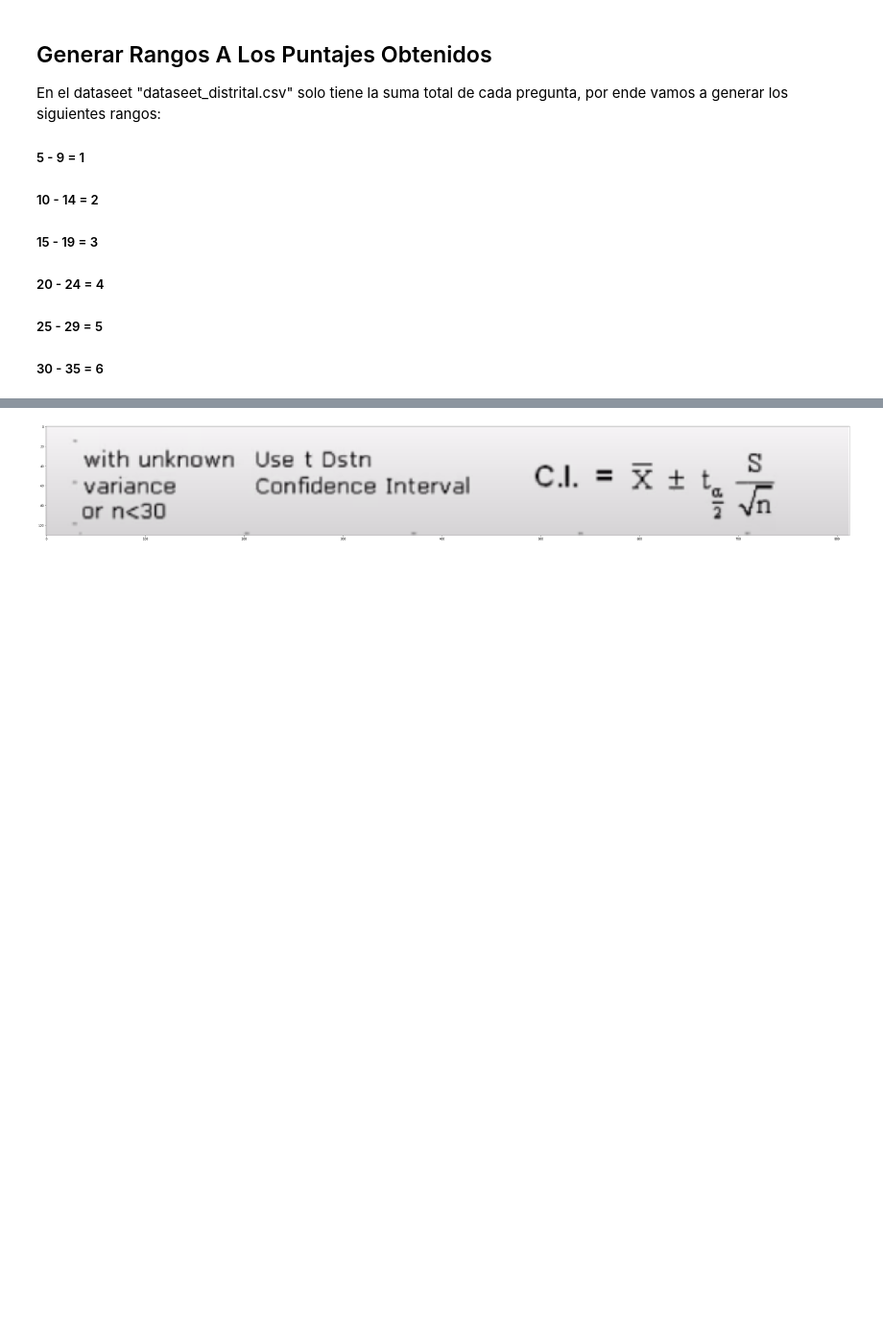
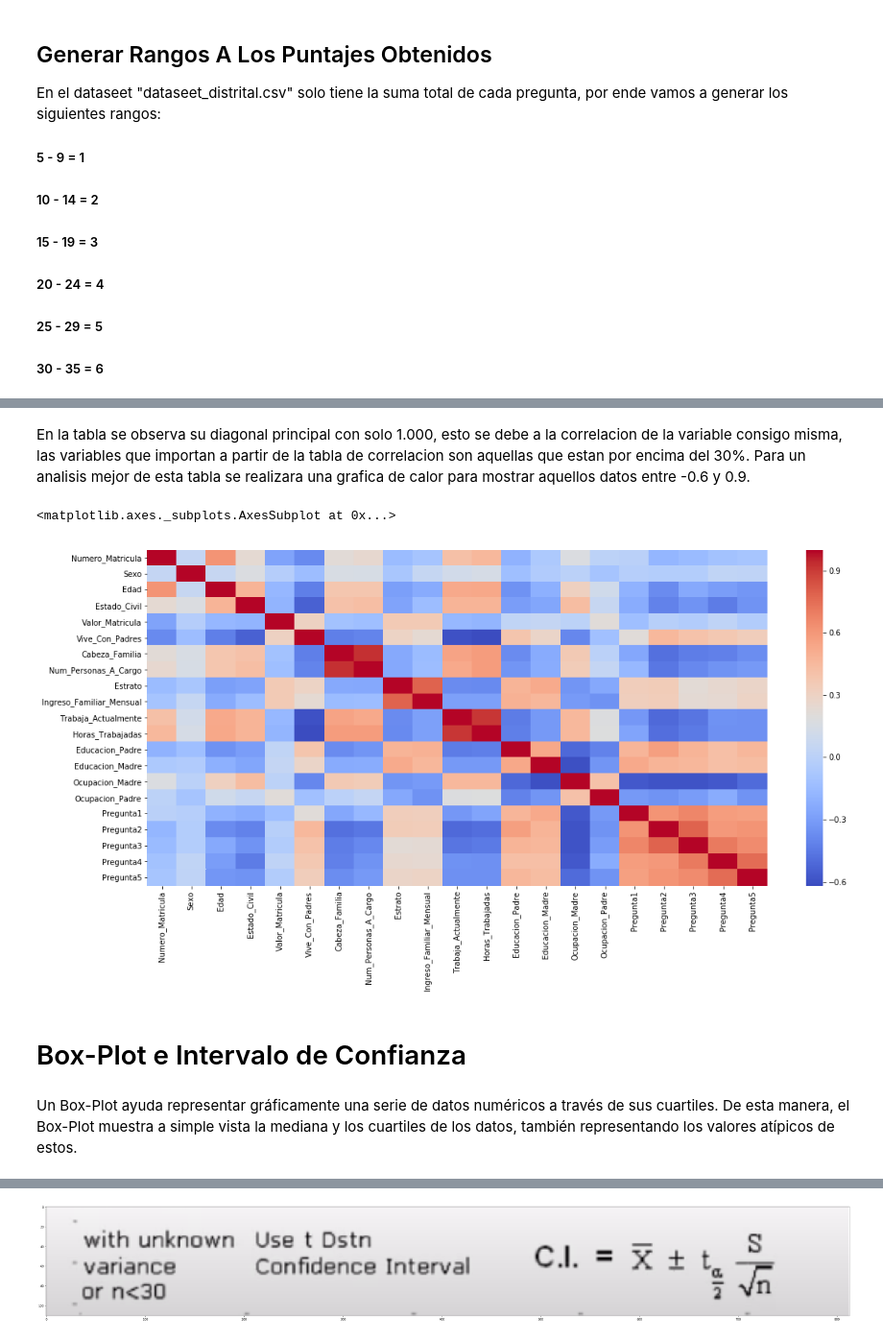
Before and after one commit to Cristian-Blanco/investigacion-operaciones, a Jupyter notebook: ModeloPredictivo/Analisis Exploratorio.ipynb, the cells around one changed output, grey strips where cells are left out. Shown: that part at 96% size. Cells and saved outputs as stored; diff of their text form; code cells hidden in the pictures; blank space fills up the shorter version.

```diff
--- a/ModeloPredictivo/Analisis Exploratorio.ipynb
+++ b/ModeloPredictivo/Analisis Exploratorio.ipynb
@@ -79,0 +84,4 @@ data.head()
+# %%
+#El programa academico por su gran variedad en los 933 datos, no se puede categorizar y tomar en cuenta para este analisis
+dataTrue = data.drop(['Programa_Academico', 'Suma_Total', 'Rango_SWLS'], axis='columns') #Borramos las columnas que no utilizaremos para el analisis exploratorio
+data_norm = (dataTrue-dataTrue.min())/(dataTrue.max()- dataTrue.min()) #normalizamos nuestro dataset para el eestudio de correlacion
@@ -79,0 +104,3 @@ data.head()
+# %%
+data_corr = data_norm.corr(method='pearson') #data_corr obtendra la correlación por el metodo de pearson del dataset
+data_corr #Se imprime la tabla de correlación
@@ -80 +126,17 @@ data.head()
+# %% [markdown]
+En la tabla se observa su diagonal principal con solo 1.000, esto se debe a la correlacion de la variable consigo misma, las variables que importan a partir de la tabla de correlacion son aquellas que estan por encima del 30%. Para un analisis mejor de esta tabla se realizara una grafica de calor para mostrar aquellos datos entre -0.6 y 0.9.
+# %%
+plt.figure(figsize=(18,8)) #Asignamos el tamaño del grafico
+sns.heatmap(data_corr,
+            xticklabels = data_corr.columns,
+            yticklabels = data_corr.columns,
+            cmap='coolwarm'
+           ) #realizamos nuestro grafico de calor a partir de el paquete seaborn
+# %% [output]
+<matplotlib.axes._subplots.AxesSubplot at 0x...>
+[figure, added]
+# %% [markdown]
+# Box-Plot e Intervalo de Confianza
+# %% [markdown]
+Un Box-Plot ayuda representar gráficamente una serie de datos numéricos a través de sus cuartiles. De esta manera, el Box-Plot muestra a simple vista la mediana y los cuartiles de los datos, también representando los valores atípicos de estos.
 # %% [markdown]
```
Also changed, not shown: parts of 51 cells of this notebook.
